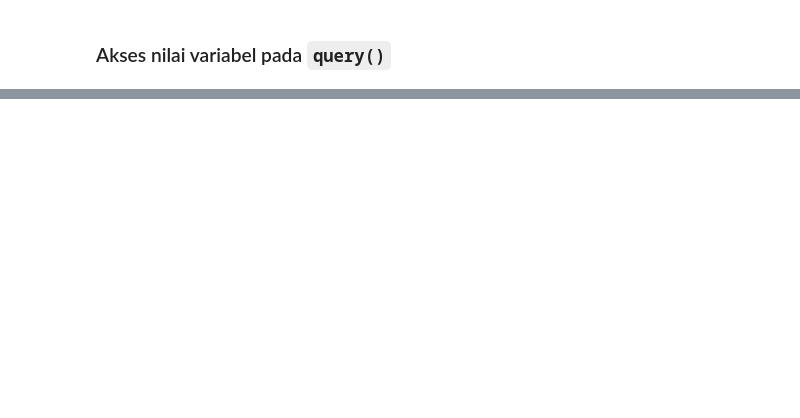
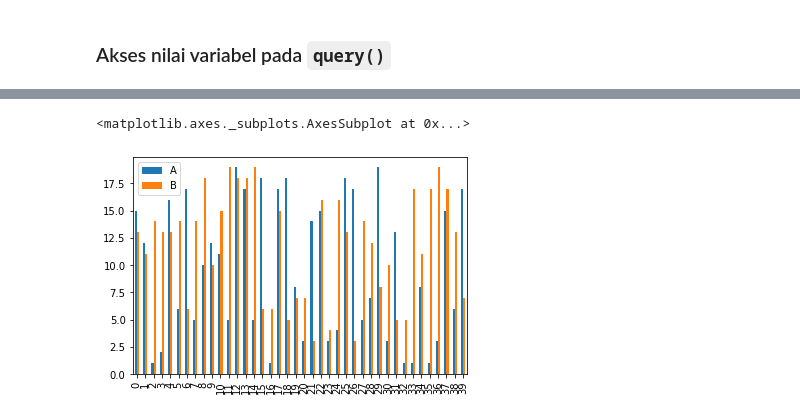
Before and after one commit to boedybios/pandas_tricks, a Jupyter notebook: pandas_tricks.ipynb, the cells around one changed output, grey strips where cells are left out. Cells and saved outputs as stored; diff of their text form; code cells hidden in the pictures; blank space fills up the shorter version.

```diff
--- a/pandas_tricks.ipynb
+++ b/pandas_tricks.ipynb
@@ -1007,0 +2026,5 @@ df.query('A > @rerata')
+# %%
+df[['A', 'B']].plot(kind='bar')
+# %% [output]
+<matplotlib.axes._subplots.AxesSubplot at 0x...>
+[figure, added]
```
Also changed, not shown: parts of 201 cells of this notebook.
